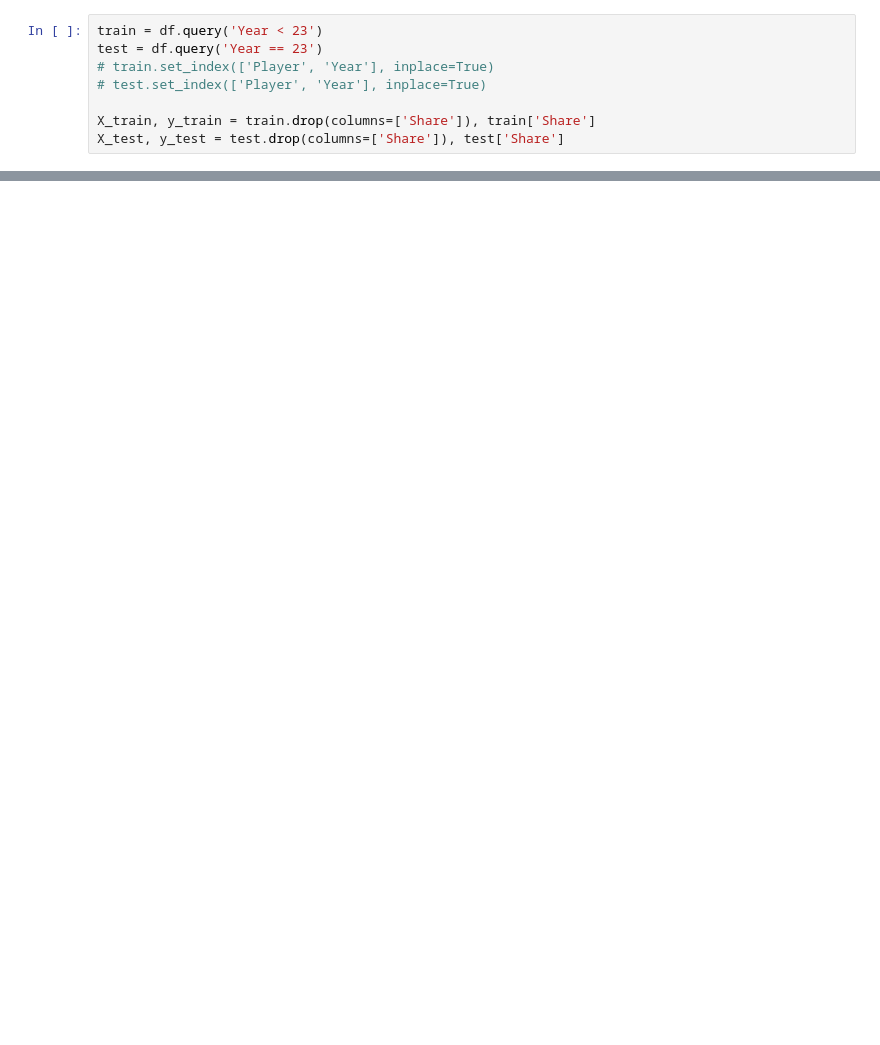
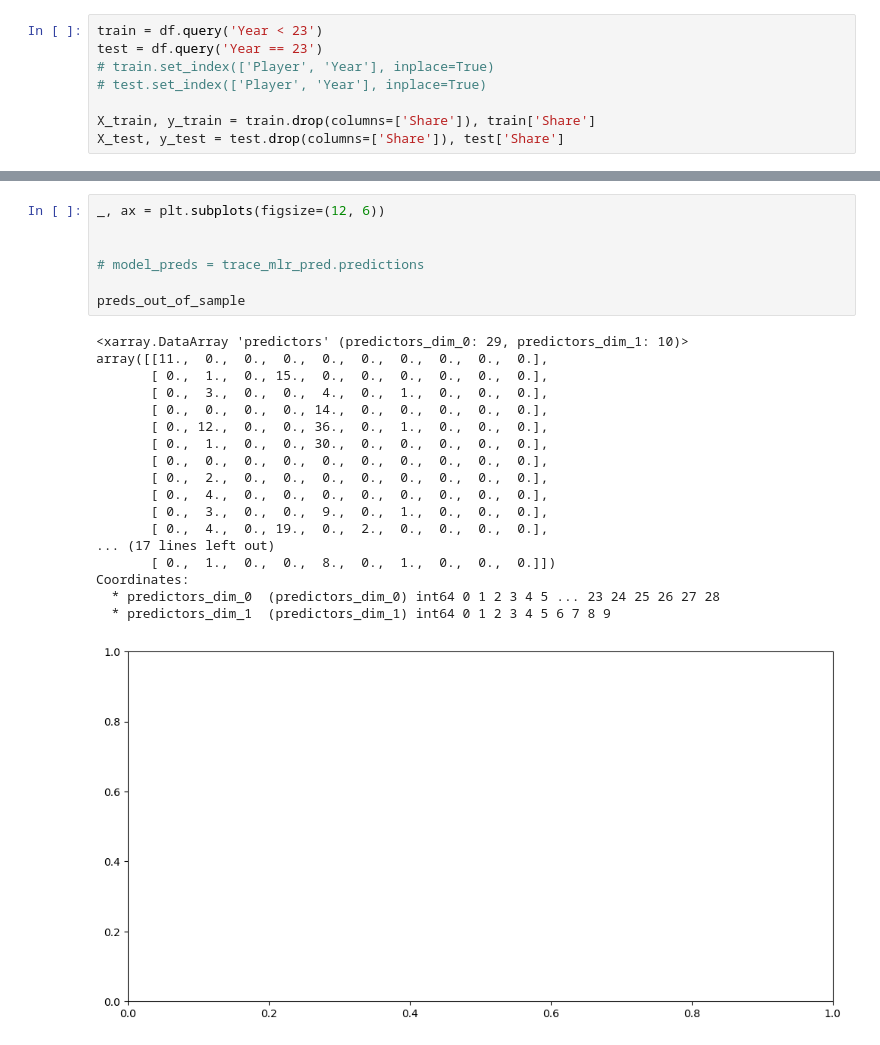
Before and after one commit to TheJarmanitor/outplayed, a Jupyter notebook: notebooks/bayesian_regression.ipynb, the cells around one changed output, grey strips where cells are left out. Cells and saved outputs as stored; diff of their text form; blank space fills up the shorter version.

Commit message:
update bayesian model notebook

```diff
--- a/notebooks/bayesian_regression.ipynb
+++ b/notebooks/bayesian_regression.ipynb
@@ -225,0 +264,26 @@ array([[<Axes: title={'center': 'beta\n0'}>,
+# %%
+_, ax = plt.subplots(figsize=(12, 6))
+
+
+# model_preds = trace_mlr_pred.predictions
+
+preds_out_of_sample
+# %% [output]
+<xarray.DataArray 'predictors' (predictors_dim_0: 29, predictors_dim_1: 10)>
+array([[11.,  0.,  0.,  0.,  0.,  0.,  0.,  0.,  0.,  0.],
+       [ 0.,  1.,  0., 15.,  0.,  0.,  0.,  0.,  0.,  0.],
+       [ 0.,  3.,  0.,  0.,  4.,  0.,  1.,  0.,  0.,  0.],
+       [ 0.,  0.,  0.,  0., 14.,  0.,  0.,  0.,  0.,  0.],
+       [ 0., 12.,  0.,  0., 36.,  0.,  1.,  0.,  0.,  0.],
+       [ 0.,  1.,  0.,  0., 30.,  0.,  0.,  0.,  0.,  0.],
+       [ 0.,  0.,  0.,  0.,  0.,  0.,  0.,  0.,  0.,  0.],
+       [ 0.,  2.,  0.,  0.,  0.,  0.,  0.,  0.,  0.,  0.],
+       [ 0.,  4.,  0.,  0.,  0.,  0.,  0.,  0.,  0.,  0.],
+       [ 0.,  3.,  0.,  0.,  9.,  0.,  1.,  0.,  0.,  0.],
+       [ 0.,  4.,  0., 19.,  0.,  2.,  0.,  0.,  0.,  0.],
+... (17 lines left out)
+       [ 0.,  1.,  0.,  0.,  8.,  0.,  1.,  0.,  0.,  0.]])
+Coordinates:
+  * predictors_dim_0  (predictors_dim_0) int64 0 1 2 3 4 5 ... 23 24 25 26 27 28
+  * predictors_dim_1  (predictors_dim_1) int64 0 1 2 3 4 5 6 7 8 9
+[figure, added]
```
Also changed, not shown: parts of 11 cells of this notebook.
